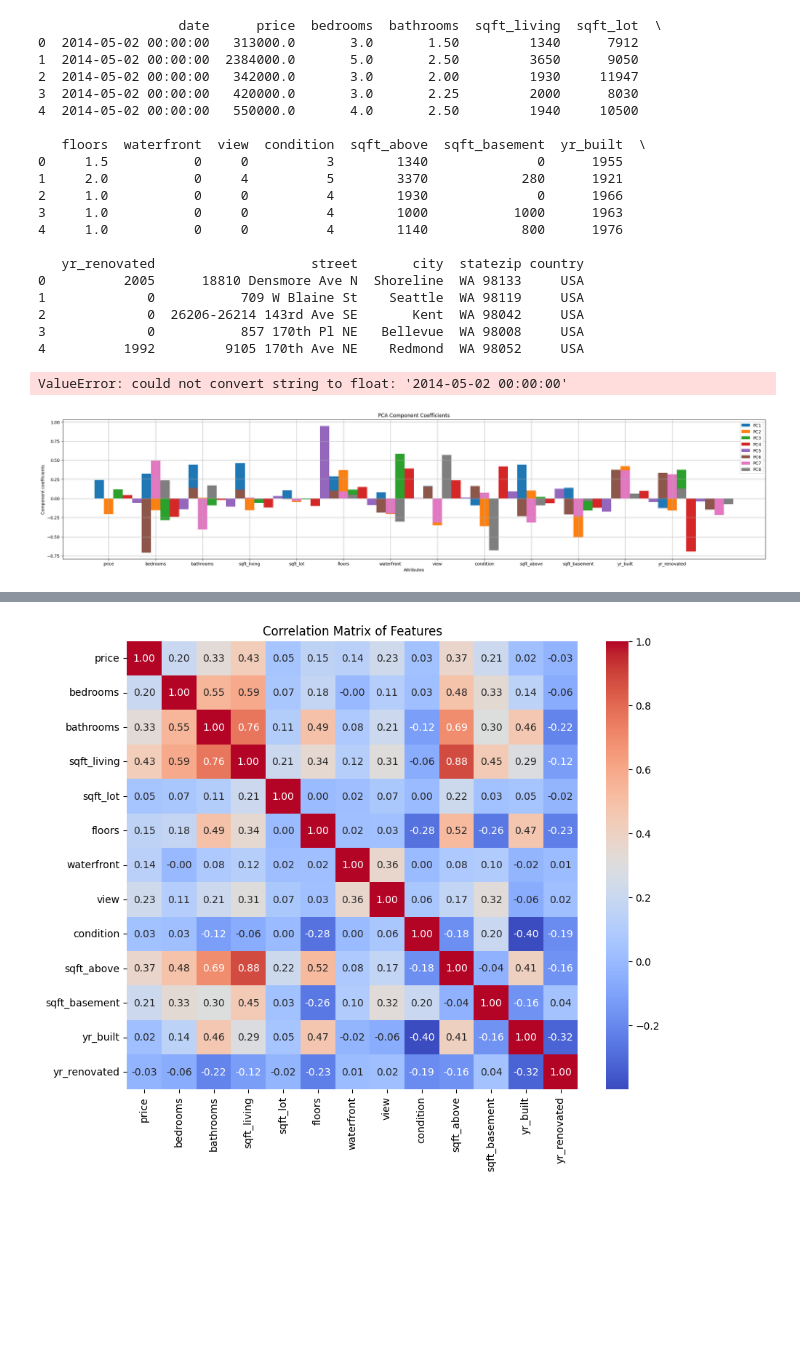
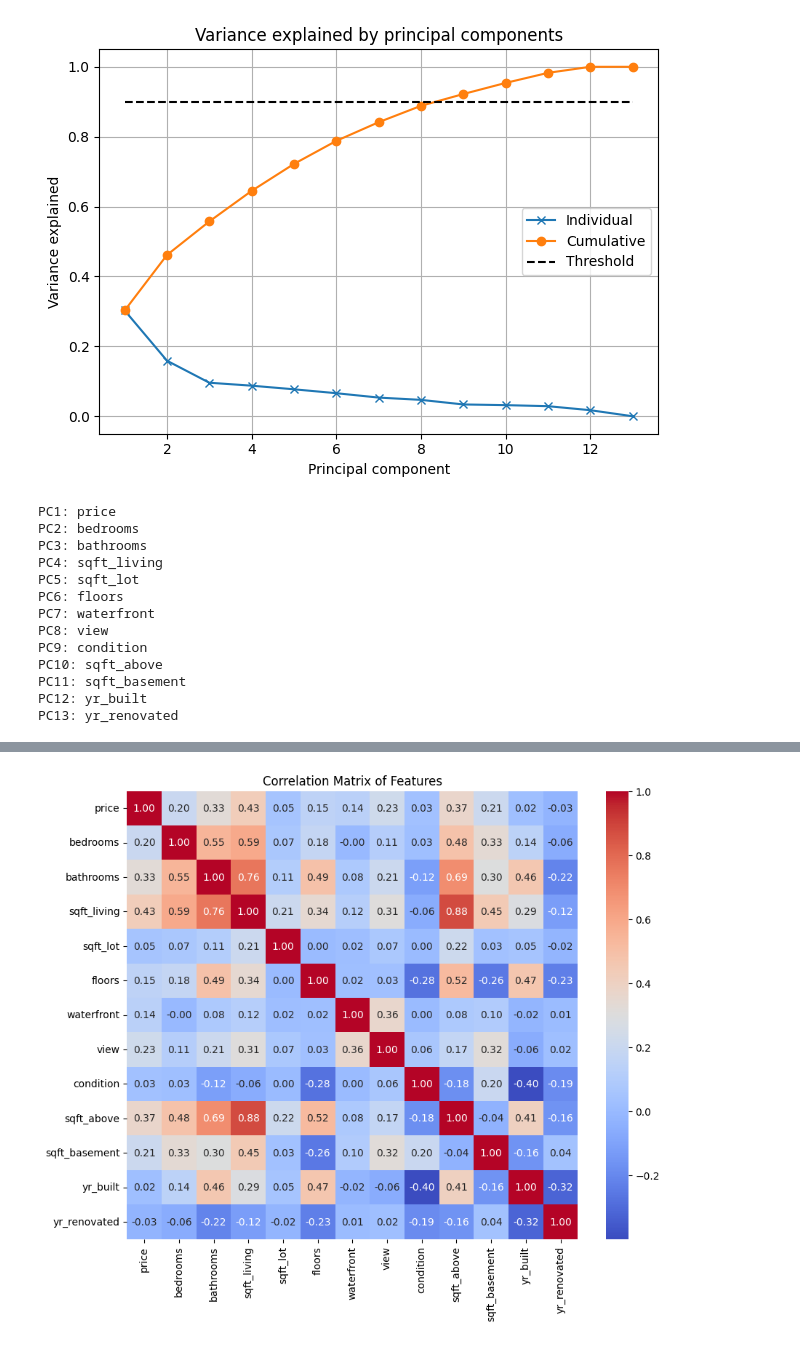
Before and after one commit to jamborpal/DTU_MALProject, a Jupyter notebook: Project1.ipynb, the cells around one changed output, grey strips where cells are left out. Drawn from its saved outputs; the diff is of its cells as text; code cells hidden in the pictures; blank space fills up the shorter version.

```diff
--- a/Project1.ipynb
+++ b/Project1.ipynb
@@ -20,88 +12,57 @@ please provide us feedback at https://github.com/pandas-dev/pandas/issues/54466
 # %%
 #loading of the dataset
-#filepath
+#filepath, the file is in the same folder as the python file
 path = 'data.csv'
 #reading of the data
 original_data = pd.read_csv(path, header=0)
 #printing a few examples of the data
-print(original_data.head())
+#print(original_data.head())
-# %% [output]
-                  date      price  bedrooms  bathrooms  sqft_living  sqft_lot  \
-0  2014-05-02 00:00:00   313000.0       3.0       1.50         1340      7912
-1  2014-05-02 00:00:00  2384000.0       5.0       2.50         3650      9050
-2  2014-05-02 00:00:00   342000.0       3.0       2.00         1930     11947
-3  2014-05-02 00:00:00   420000.0       3.0       2.25         2000      8030
-4  2014-05-02 00:00:00   550000.0       4.0       2.50         1940     10500
-
-   floors  waterfront  view  condition  sqft_above  sqft_basement  yr_built  \
-0     1.5           0     0          3        1340              0      1955
-1     2.0           0     4          5        3370            280      1921
-2     1.0           0     0          4        1930              0      1966
-3     1.0           0     0          4        1000           1000      1963
-4     1.0           0     0          4        1140            800      1976
-
-   yr_renovated                    street       city  statezip country
-0          2005      18810 Densmore Ave N  Shoreline  WA 98133     USA
-1             0           709 W Blaine St    Seattle  WA 98119     USA
-2             0  26206-26214 143rd Ave SE       Kent  WA 98042     USA
-3             0           857 170th Pl NE   Bellevue  WA 98008     USA
-4          1992         9105 170th Ave NE    Redmond  WA 98052     USA
 # %%
-# Standardize the features to fit the reauired format
-feature_names = original_data.columns
+#only use columns that make sense to be considered for the PCA
+PCA_data = original_data.drop(["date","street","city","statezip","country"],axis=1)
+
+# Standardize the features to fit the required format for PCA
+feature_names = PCA_data.columns
 
 scaler = StandardScaler()
-numeric_data = scaler.fit_transform(original_data)
+numeric_data = scaler.fit_transform(PCA_data)
 # Subtract mean value from data
 Y = numeric_data - numeric_data.mean(axis=0)
 
 # PCA by computing SVD of Y
 U, S, V = svd(Y, full_matrices=False)
 
 # Compute variance explained by principal components
 rho = (S * S) / np.sum(S * S)
 
 # Plot variance explained
 threshold = 0.9
 plt.figure()
 plt.plot(range(1, len(rho) + 1), rho, "x-")
 plt.plot(range(1, len(rho) + 1), np.cumsum(rho), "o-")
 plt.plot([1, len(rho)], [threshold, threshold], "k--")
 plt.title("Variance explained by principal components")
 plt.xlabel("Principal component")
 plt.ylabel("Variance explained")
 plt.legend(["Individual", "Cumulative", "Threshold"])
 plt.grid()
 plt.tight_layout()
 plt.show()
 
 for i in range(len(feature_names)):
     print(f"PC{i+1}: {feature_names[i]}")
 # %% [output]
+[figure, added]
-ValueError: could not convert string to float: '2014-05-02 00:00:00'
+PC1: price
+PC2: bedrooms
+PC3: bathrooms
+PC4: sqft_living
+PC5: sqft_lot
+PC6: floors
+PC7: waterfront
+PC8: view
+PC9: condition
+PC10: sqft_above
+PC11: sqft_basement
+PC12: yr_built
+PC13: yr_renovated
-# %%
-#maybe not correct
-N, M = numeric_data.shape
-Y = numeric_data - np.ones((N, 1)) * numeric_data.mean(0)
-U, S, Vh = svd(Y, full_matrices=False)
-V = Vh.T
-
-
-pcs = [0, 1, 2,3,4,5,6,7]
-legendStrs = ["PC" + str(e + 1) for e in pcs]
-c = ["r", "g", "b"]
-bw = 0.2
-plt.figure(figsize=(30, 6))
-r = np.arange(1, M + 1)
-for i in pcs:
-    plt.bar(r + i * bw, V[:, i], width=bw)
-
-plt.xticks(r + bw, feature_names)
-plt.xlabel("Attributes")
-plt.ylabel("Component coefficients")
-plt.legend(legendStrs)
-plt.grid()
-plt.title("PCA Component Coefficients")
-plt.show()
-# %% [output]
-[figure, removed]
```
Also changed, not shown: parts of 10 cells of this notebook.
